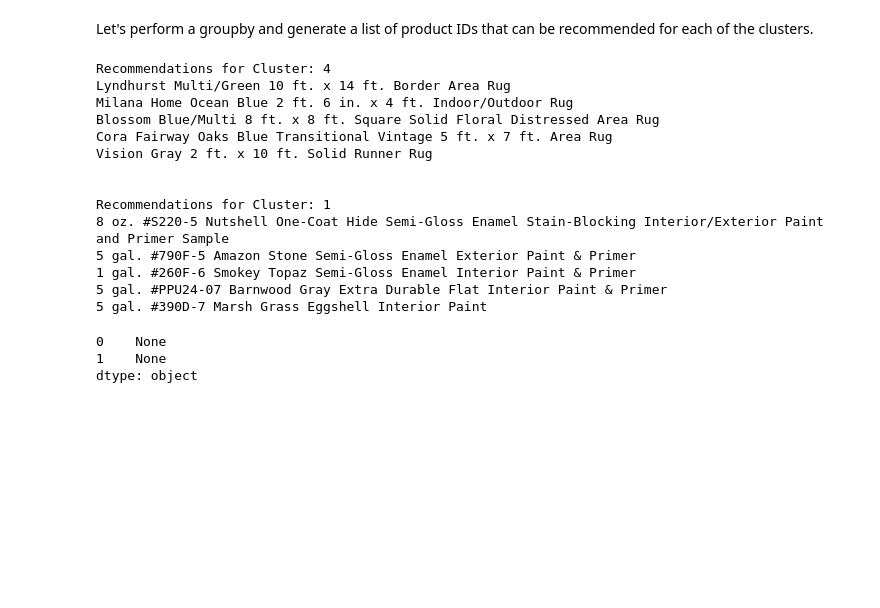
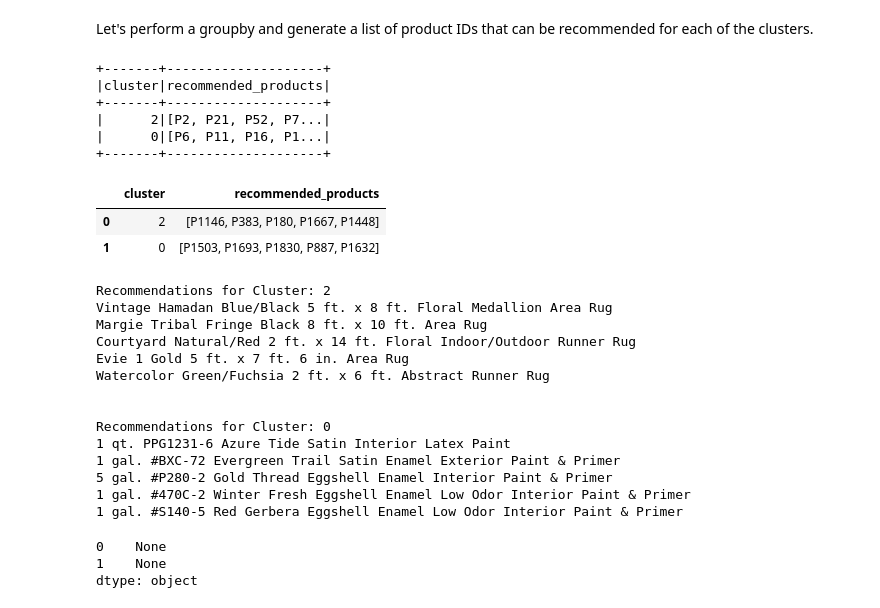
Before and after one commit to puteriirenealia/ML-Pyspark-Recommender-System, a Jupyter notebook: recommender_system.ipynb, the cells around one changed output. Drawn from its saved outputs; the diff is of its cells as text; code cells hidden in the pictures; blank space fills up the shorter version.

```diff
--- a/recommender_system.ipynb
+++ b/recommender_system.ipynb
@@ -438,11 +438,30 @@ possible_recommendations.show()
 only showing top 20 rows
 # %% [markdown]
 Let's perform a groupby and generate a list of product IDs that can be recommended for each of the clusters.
+# %%
+recommendations = possible_recommendations.groupby("cluster").agg(F.collect_list("product_id").alias("recommended_products"))
+recommendations.show()
+# %% [output]
++-------+--------------------+
+|cluster|recommended_products|
++-------+--------------------+
+|      2|[P2, P21, P52, P7...|
+|      0|[P6, P11, P16, P1...|
++-------+--------------------+
+# %%
+#Convert to pandas and apply random recommendations
+recommendations_df = recommendations.toPandas()
+recommendations_df['recommended_products'] = recommendations_df['recommended_products'].apply(lambda x: np.random.choice(x, size=5, replace=False).tolist())
+recommendations_df.head()
+# %% [output]
+|  | cluster | recommended_products |
+| 0 | 2 | [P1146, P383, P180, P1667, P1448] |
+| 1 | 0 | [P1503, P1693, P1830, P887, P1632] |
 # %%
 # write a python function to display the recommendations
-def display_recommendation(row):
+def display_recommendations(row):
     # find the title of the product in df
-    product_ids = row['random_recommendations']
+    product_ids = row['recommended_products']
     cluster = row.cluster
 
     titles = df.filter(df["product_id"].isin(product_ids)).select("title").collect()
@@ -452,23 +471,23 @@ def display_recommendation(row):
     for title in titles:
         print(title[0])
 
-recommendation_df.apply(display_recommendation, axis=1)
+recommendations_df.apply(display_recommendations, axis=1)
 # End of the notebook
 # %% [output]
-Recommendations for Cluster: 4
-Lyndhurst Multi/Green 10 ft. x 14 ft. Border Area Rug
-Milana Home Ocean Blue 2 ft. 6 in. x 4 ft. Indoor/Outdoor Rug
-Blossom Blue/Multi 8 ft. x 8 ft. Square Solid Floral Distressed Area Rug
-Cora Fairway Oaks Blue Transitional Vintage 5 ft. x 7 ft. Area Rug
-Vision Gray 2 ft. x 10 ft. Solid Runner Rug
+Recommendations for Cluster: 2
+Vintage Hamadan Blue/Black 5 ft. x 8 ft. Floral Medallion Area Rug
+Margie Tribal Fringe Black 8 ft. x 10 ft. Area Rug
+Courtyard Natural/Red 2 ft. x 14 ft. Floral Indoor/Outdoor Runner Rug
+Evie 1 Gold 5 ft. x 7 ft. 6 in. Area Rug
+Watercolor Green/Fuchsia 2 ft. x 6 ft. Abstract Runner Rug
 
 
-Recommendations for Cluster: 1
-8 oz. #S220-5 Nutshell One-Coat Hide Semi-Gloss Enamel Stain-Blocking Interior/Exterior Paint and Primer Sample
-5 gal. #790F-5 Amazon Stone Semi-Gloss Enamel Exterior Paint & Primer
-1 gal. #260F-6 Smokey Topaz Semi-Gloss Enamel Interior Paint & Primer
-5 gal. #PPU24-07 Barnwood Gray Extra Durable Flat Interior Paint & Primer
-5 gal. #390D-7 Marsh Grass Eggshell Interior Paint
+Recommendations for Cluster: 0
+1 qt. PPG1231-6 Azure Tide Satin Interior Latex Paint
+1 gal. #BXC-72 Evergreen Trail Satin Enamel Exterior Paint & Primer
+5 gal. #P280-2 Gold Thread Eggshell Enamel Interior Paint & Primer
+1 gal. #470C-2 Winter Fresh Eggshell Enamel Low Odor Interior Paint & Primer
+1 gal. #S140-5 Red Gerbera Eggshell Enamel Low Odor Interior Paint & Primer
 0    None
 1    None
 dtype: object
```
Also changed, not shown: parts of 13 cells of this notebook, 1 other file.
